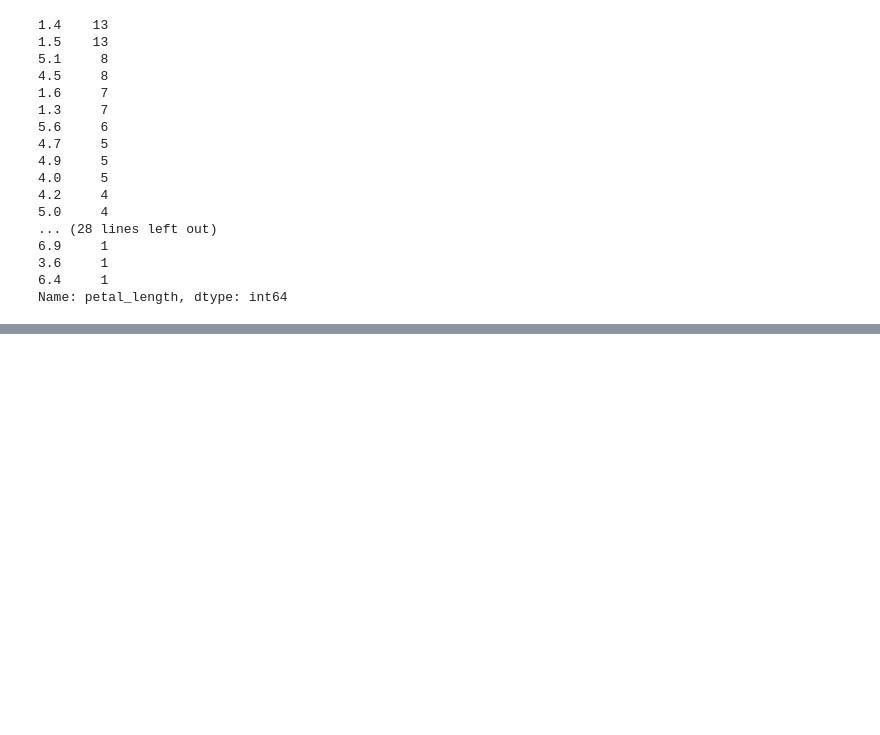
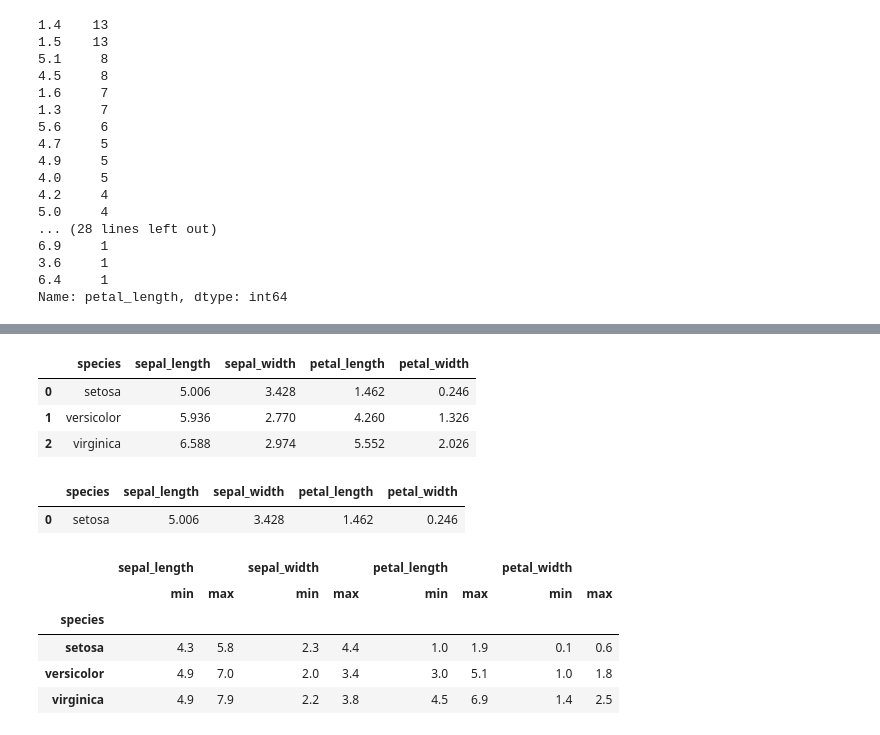
Before and after one commit to zanafiii/data-science-a-z, a Jupyter notebook: Part3_Working with Pandas & DataFrame.ipynb, the cells around one changed output, grey strips where cells are left out. Cells and saved outputs as stored; diff of their text form; code cells hidden in the pictures; blank space fills up the shorter version.

```diff
--- a/Part3_Working with Pandas & DataFrame.ipynb
+++ b/Part3_Working with Pandas & DataFrame.ipynb
@@ -873,0 +972,13 @@ Name: petal_length, dtype: int64
+# %%
+df = iris.groupby(["species"]).mean().reset_index()
+df
+# %% [output]
+|  | species | sepal_length | sepal_width | petal_length | petal_width |
+| 0 | setosa | 5.006 | 3.428 | 1.462 | 0.246 |
+| 1 | versicolor | 5.936 | 2.770 | 4.260 | 1.326 |
+| 2 | virginica | 6.588 | 2.974 | 5.552 | 2.026 |
+# %%
+df[(df["species"] == "setosa")]
+# %% [output]
+|  | species | sepal_length | sepal_width | petal_length | petal_width |
+| 0 | setosa | 5.006 | 3.428 | 1.462 | 0.246 |
@@ -873,0 +987,9 @@ Name: petal_length, dtype: int64
+# %%
+iris.groupby(["species"]).agg(["min","max"])
+# %% [output]
+|  | sepal_length |  | sepal_width |  | petal_length |  | petal_width |  |
+|  | min | max | min | max | min | max | min | max |
+| species |  |  |  |  |  |  |  |  |
+| setosa | 4.3 | 5.8 | 2.3 | 4.4 | 1.0 | 1.9 | 0.1 | 0.6 |
+| versicolor | 4.9 | 7.0 | 2.0 | 3.4 | 3.0 | 5.1 | 1.0 | 1.8 |
+| virginica | 4.9 | 7.9 | 2.2 | 3.8 | 4.5 | 6.9 | 1.4 | 2.5 |
```
Also changed, not shown: parts of 13 cells of this notebook.
